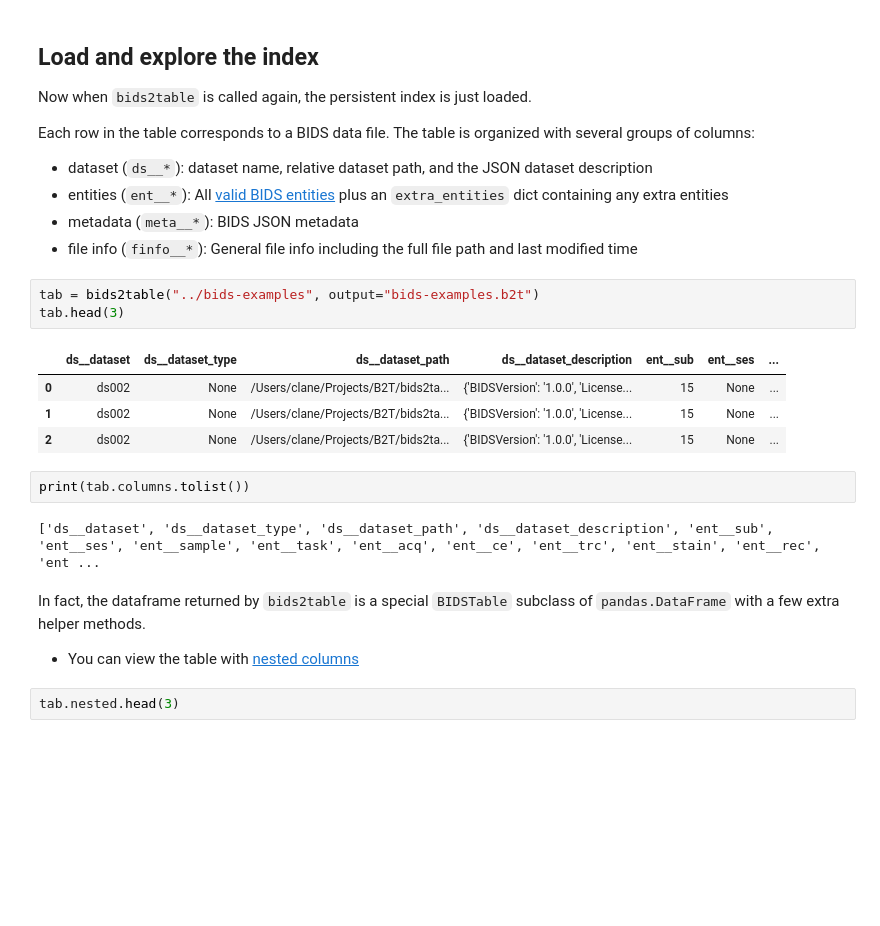
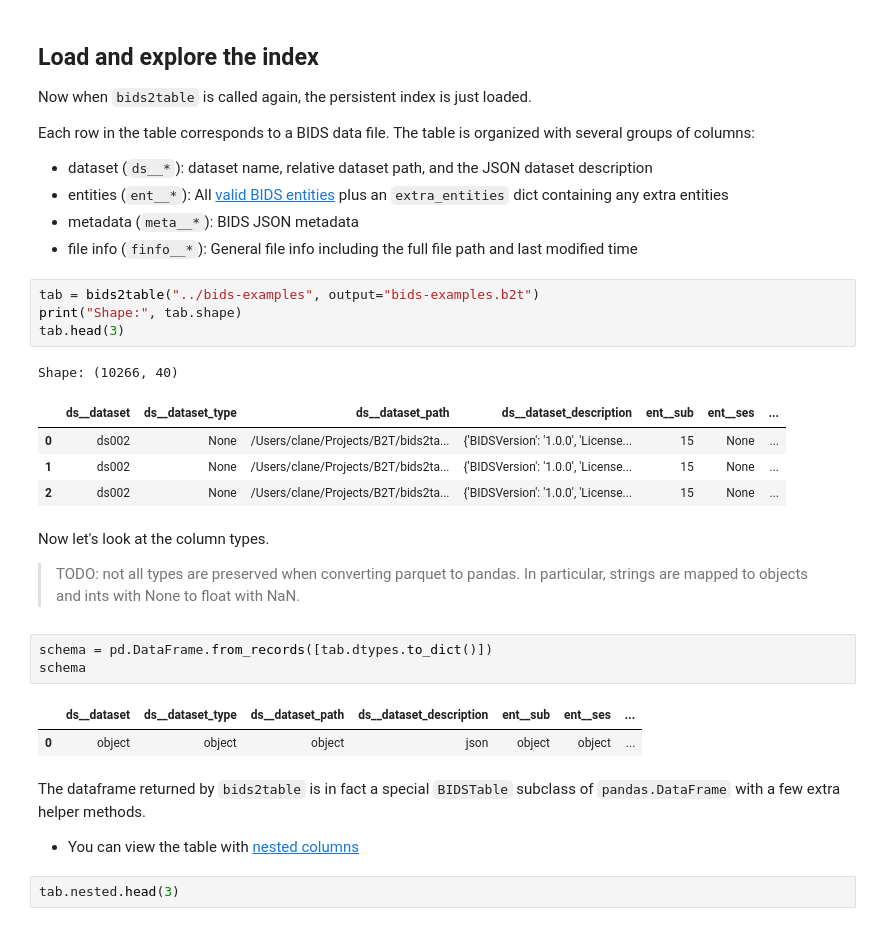
Before and after one commit to childmindresearch/bids2table, a Jupyter notebook: example/example.ipynb, the cells around one changed output. Cells and saved outputs as stored; diff of their text form; blank space fills up the shorter version.

```diff
--- a/example/example.ipynb
+++ b/example/example.ipynb
@@ -54,18 +52,26 @@ Each row in the table corresponds to a BIDS data file. The table is organized wi
 - file info (`finfo__*`): General file info including the full file path and last modified time
 # %%
 tab = bids2table("../bids-examples", output="bids-examples.b2t")
+print("Shape:", tab.shape)
 tab.head(3)
 # %% [output]
+Shape: (10266, 40)
 |  | ds__dataset | ds__dataset_type | ds__dataset_path | ds__dataset_description | ent__sub | ent__ses | ... |
 | 0 | ds002 | None | /Users/clane/Projects/B2T/bids2ta... | {'BIDSVersion': '1.0.0', 'License... | 15 | None | ... |
 | 1 | ds002 | None | /Users/clane/Projects/B2T/bids2ta... | {'BIDSVersion': '1.0.0', 'License... | 15 | None | ... |
 | 2 | ds002 | None | /Users/clane/Projects/B2T/bids2ta... | {'BIDSVersion': '1.0.0', 'License... | 15 | None | ... |
-# %%
-print(tab.columns.tolist())
-# %% [output]
-['ds__dataset', 'ds__dataset_type', 'ds__dataset_path', 'ds__dataset_description', 'ent__sub', 'ent__ses', 'ent__sample', 'ent__task', 'ent__acq', 'ent__ce', 'ent__trc', 'ent__stain', 'ent__rec', 'ent ...
+# %% [markdown]
+Now let's look at the column types.
+
+> TODO: not all types are preserved when converting parquet to pandas. In particular, strings are mapped to objects and ints with None to float with NaN.
+# %%
+schema = pd.DataFrame.from_records([tab.dtypes.to_dict()])
+schema
+# %% [output]
+|  | ds__dataset | ds__dataset_type | ds__dataset_path | ds__dataset_description | ent__sub | ent__ses | ... |
+| 0 | object | object | object | json | object | object | ... |
 # %% [markdown]
-In fact, the dataframe returned by `bids2table` is a special `BIDSTable` subclass of `pandas.DataFrame` with a few extra helper methods.
+The dataframe returned by `bids2table` is in fact a special `BIDSTable` subclass of `pandas.DataFrame` with a few extra helper methods.
 
 - You can view the table with [nested columns](https://pandas.pydata.org/docs/user_guide/advanced.html#hierarchical-indexing-multiindex)
 # %%
```
Also changed, not shown: parts of 11 cells of this notebook, 1 other file.
